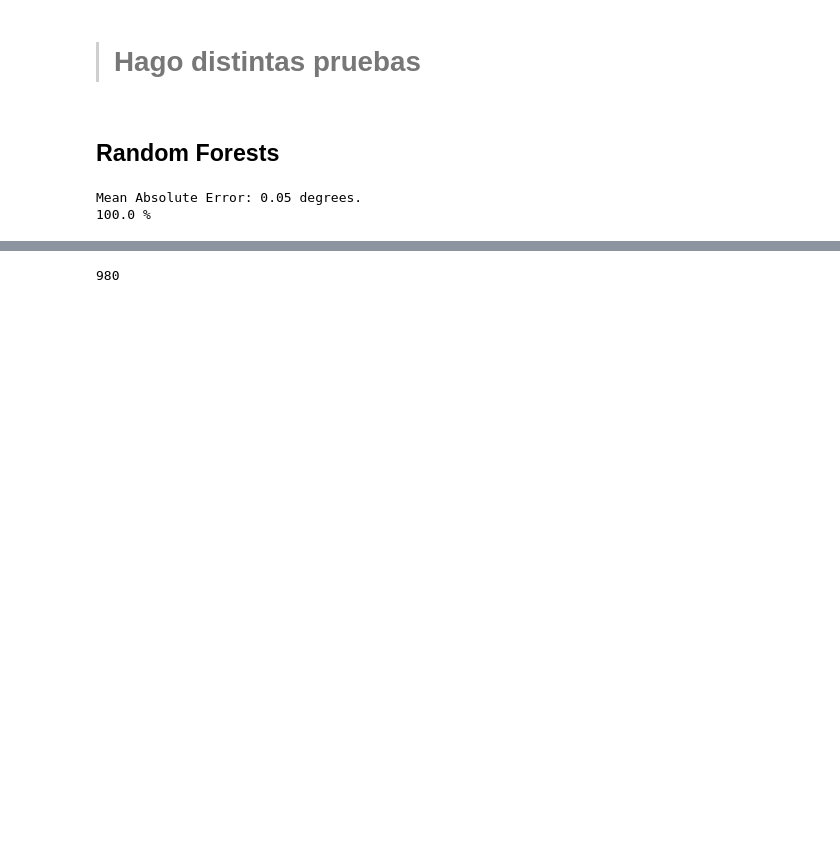
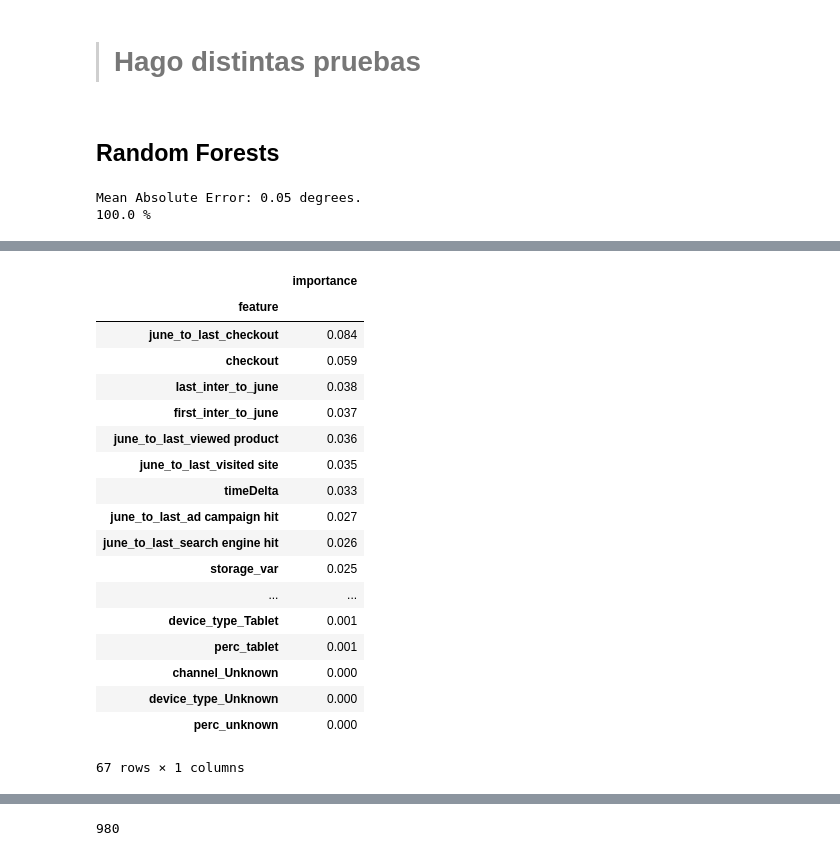
Before and after one commit to eld1e6o/Organizaci-nDeDatosFIUBA, a Jupyter notebook: TP2/LearnModelRandomForests.ipynb, the cells around one changed output, grey strips where cells are left out. Saved outputs shown, nothing was run; the diff lists cells and outputs as text; code cells hidden in the pictures; blank space fills up the shorter version.

```diff
--- a/TP2/LearnModelRandomForests.ipynb
+++ b/TP2/LearnModelRandomForests.ipynb
@@ -96,7 +96,27 @@ plot_precision_and_recall(precision, recall, threshold)
 # %%
 importances = pd.DataFrame({'feature':X_train.columns,'importance':np.round(random_forest.feature_importances_,3)})
 importances = importances.sort_values('importance',ascending=False).set_index('feature')
-# importances[:20]
+importances
+# %% [output]
+|  | importance |
+| feature |  |
+| june_to_last_checkout | 0.084 |
+| checkout | 0.059 |
+| last_inter_to_june | 0.038 |
+| first_inter_to_june | 0.037 |
+| june_to_last_viewed product | 0.036 |
+| june_to_last_visited site | 0.035 |
+| timeDelta | 0.033 |
+| june_to_last_ad campaign hit | 0.027 |
+| june_to_last_search engine hit | 0.026 |
+| storage_var | 0.025 |
+| ... | ... |
+| device_type_Tablet | 0.001 |
+| perc_tablet | 0.001 |
+| channel_Unknown | 0.000 |
+| device_type_Unknown | 0.000 |
+| perc_unknown | 0.000 |
+67 rows × 1 columns
 # %%
 #plt.figure()
 plt.figure(figsize=(14, 7))
```
Also changed, not shown: parts of 10 cells of this notebook, 1 other file.
